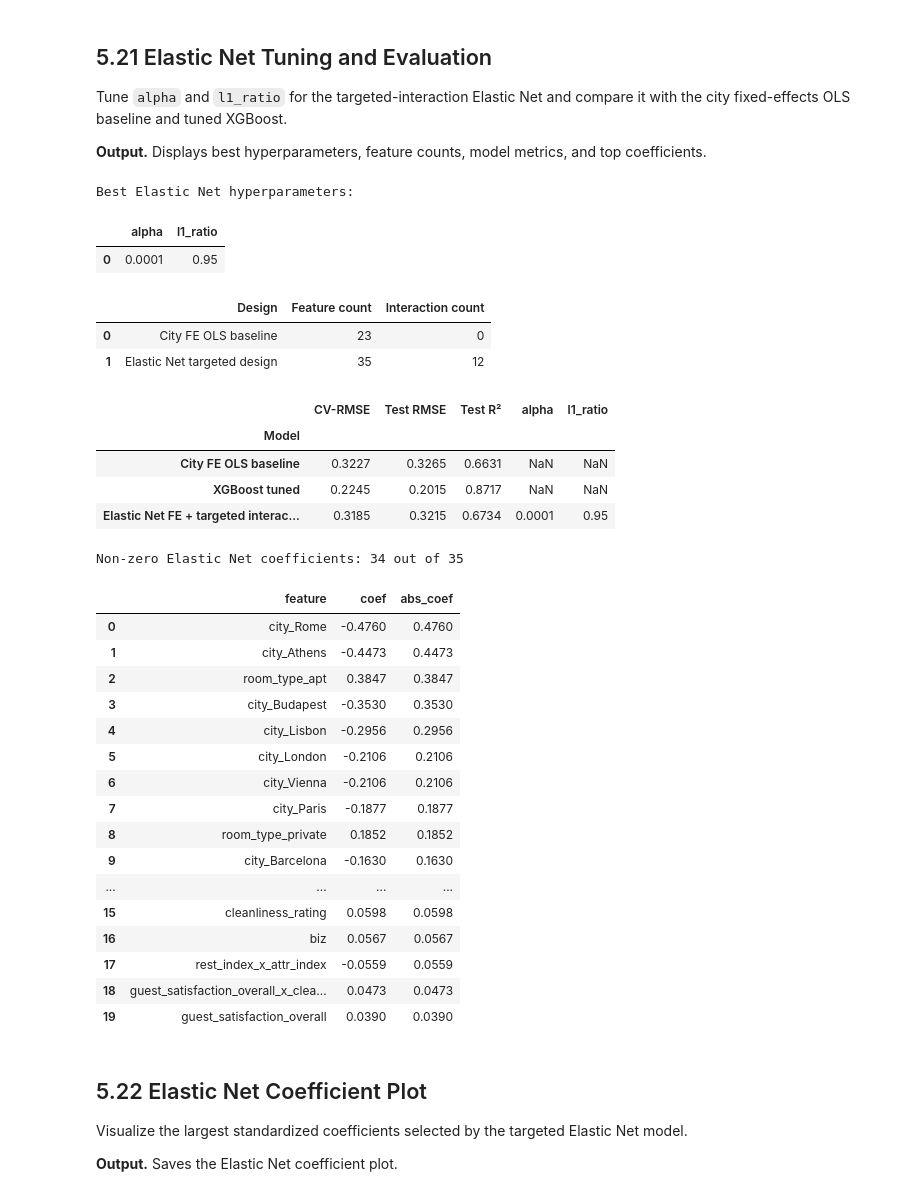
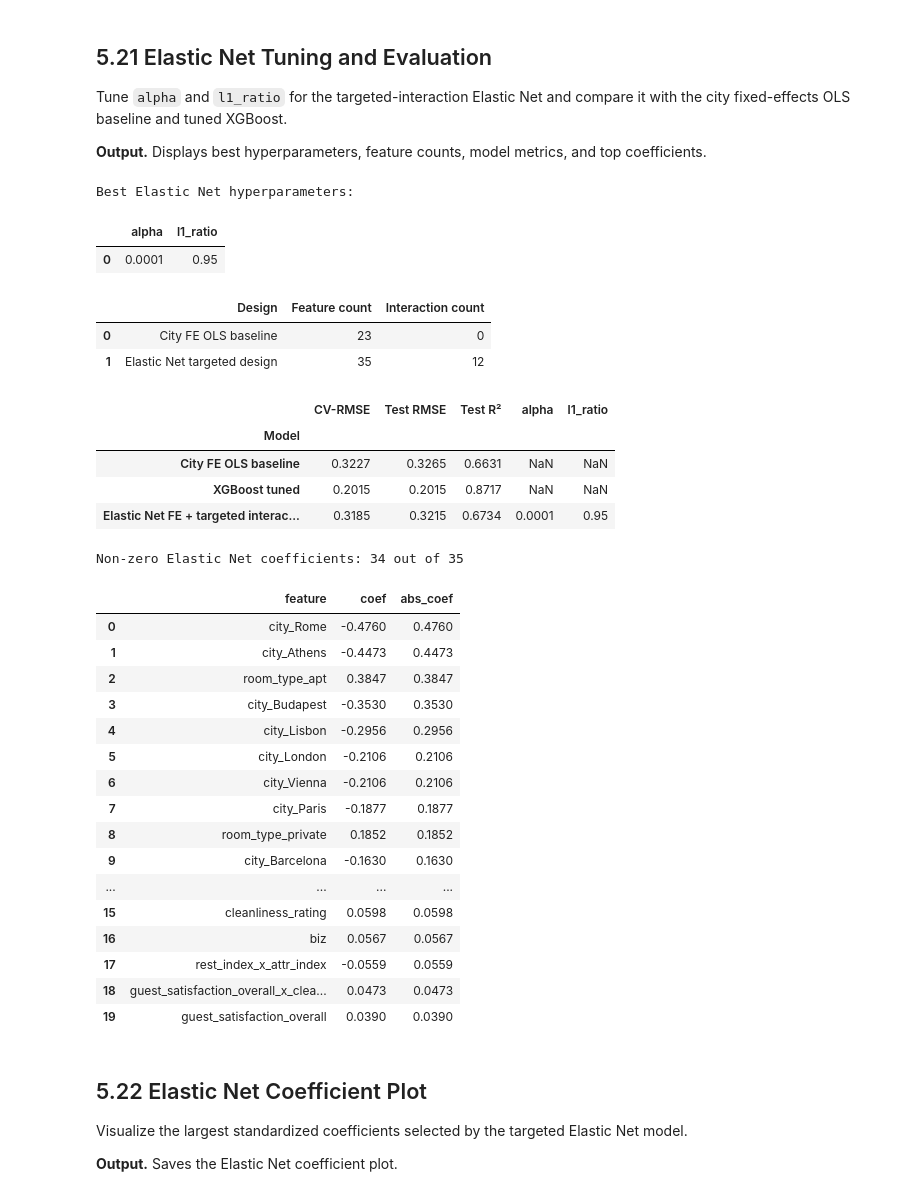
Before and after one commit to ShenghaoXue/MATH-189-Project-SP26, a Jupyter notebook: section5_advanced.ipynb, the cells around one changed output. Drawn from its saved outputs; the diff is of its cells as text; code cells hidden in the pictures.

```diff
--- a/section5_advanced.ipynb
+++ b/section5_advanced.ipynb
@@ -402,13 +402,13 @@ model_tuned = XGBRegressor(**study.best_params, random_state=RANDOM_STATE, n_job
 model_tuned.fit(X_train, y_train)
 
 pred_tuned = model_tuned.predict(X_test)
-mse_tuned = mean_squared_error(y_test, pred_tuned)
+rmse_tuned = root_mean_squared_error(y_test, pred_tuned)
 r2_tuned = r2_score(y_test, pred_tuned)
 
 print(f"{'Model':<22} {'Test RMSE':>10}  {'Test R²':>8}")
 print("-" * 44)
-print(f"{'Baseline XGBoost':<22} {np.sqrt(mse):>10.4f}  {r2:>8.4f}")
-print(f"{'Tuned XGBoost':<22} {np.sqrt(mse_tuned):>10.4f}  {r2_tuned:>8.4f}")
+print(f"{'Baseline XGBoost':<22} {rmse:>10.4f}  {r2:>8.4f}")
+print(f"{'Tuned XGBoost':<22} {rmse_tuned:>10.4f}  {r2_tuned:>8.4f}")
 # %% [output]
 Model                   Test RMSE   Test R²
 --------------------------------------------
@@ -828,7 +828,7 @@ baseline_cv_scores = cross_val_score(
 baseline_cv_rmse = float(-baseline_cv_scores.mean())
 baseline_city_fe_pipe.fit(X_train_raw_enet, y_train_enet)
 baseline_test_pred = baseline_city_fe_pipe.predict(X_test_raw_enet)
-baseline_test_rmse = float(np.sqrt(mean_squared_error(y_test_enet, baseline_test_pred)))
+baseline_test_rmse = float(root_mean_squared_error(y_test_enet, baseline_test_pred))
 baseline_test_r2 = float(r2_score(y_test_enet, baseline_test_pred))
 
 enet_search = GridSearchCV(
@@ -844,7 +844,7 @@ enet_search.fit(X_train_raw_enet, y_train_enet)
 best_enet = enet_search.best_estimator_
 enet_test_pred = best_enet.predict(X_test_raw_enet)
 enet_cv_rmse = float(-enet_search.best_score_)
-enet_test_rmse = float(np.sqrt(mean_squared_error(y_test_enet, enet_test_pred)))
+enet_test_rmse = float(root_mean_squared_error(y_test_enet, enet_test_pred))
 enet_test_r2 = float(r2_score(y_test_enet, enet_test_pred))
 
 enet_feature_names = best_enet.named_steps["features"].get_feature_names_out()
@@ -860,8 +860,8 @@ enet_coef_df = (
 
 elastic_net_summary = pd.DataFrame({
     "Model": ["City FE OLS baseline", "XGBoost tuned", "Elastic Net FE + targeted interactions"],
-    "CV-RMSE": [baseline_cv_rmse, study.best_value, enet_cv_rmse],
-    "Test RMSE": [baseline_test_rmse, np.sqrt(mse_tuned), enet_test_rmse],
+    "CV-RMSE": [baseline_cv_rmse, rmse_tuned, enet_cv_rmse],
+    "Test RMSE": [baseline_test_rmse, rmse_tuned, enet_test_rmse],
     "Test R²": [baseline_test_r2, r2_tuned, enet_test_r2],
     "alpha": [np.nan, np.nan, enet_search.best_params_["model__alpha"]],
     "l1_ratio": [np.nan, np.nan, enet_search.best_params_["model__l1_ratio"]],
@@ -871,34 +871,34 @@ feature_count_summary = pd.DataFrame({
     "Design": ["City FE OLS baseline", "Elastic Net targeted design"],
     "Feature count": [
         baseline_city_fe_pipe.named_steps["model"].coef_.shape[0],
         best_enet.named_steps["model"].coef_.shape[0],
     ],
     "Interaction count": [0, len(interaction_pairs)],
 })
 
 print("Best Elastic Net hyperparameters:")
 display(pd.DataFrame([enet_search.best_params_]).rename(columns={
     "model__alpha": "alpha",
     "model__l1_ratio": "l1_ratio",
 }))
 
 display(feature_count_summary)
 display(elastic_net_summary.round(4))
 
 nonzero_coef_count = int((enet_coef_df["coef"] != 0).sum())
 print(f"Non-zero Elastic Net coefficients: {nonzero_coef_count} out of {len(enet_coef_df)}")
 display(enet_coef_df.head(20).round(4))
 # %% [output]
 Best Elastic Net hyperparameters:
 |  | alpha | l1_ratio |
 | 0 | 0.0001 | 0.95 |
 |  | Design | Feature count | Interaction count |
 | 0 | City FE OLS baseline | 23 | 0 |
 | 1 | Elastic Net targeted design | 35 | 12 |
 |  | CV-RMSE | Test RMSE | Test R² | alpha | l1_ratio |
 | Model |  |  |  |  |  |
 | City FE OLS baseline | 0.3227 | 0.3265 | 0.6631 | NaN | NaN |
-| XGBoost tuned | 0.2245 | 0.2015 | 0.8717 | NaN | NaN |
+| XGBoost tuned | 0.2015 | 0.2015 | 0.8717 | NaN | NaN |
 | Elastic Net FE + targeted interac... | 0.3185 | 0.3215 | 0.6734 | 0.0001 | 0.95 |
 Non-zero Elastic Net coefficients: 34 out of 35
 |  | feature | coef | abs_coef |
```
Also changed, not shown: parts of 2 cells of this notebook, 3 other files.
